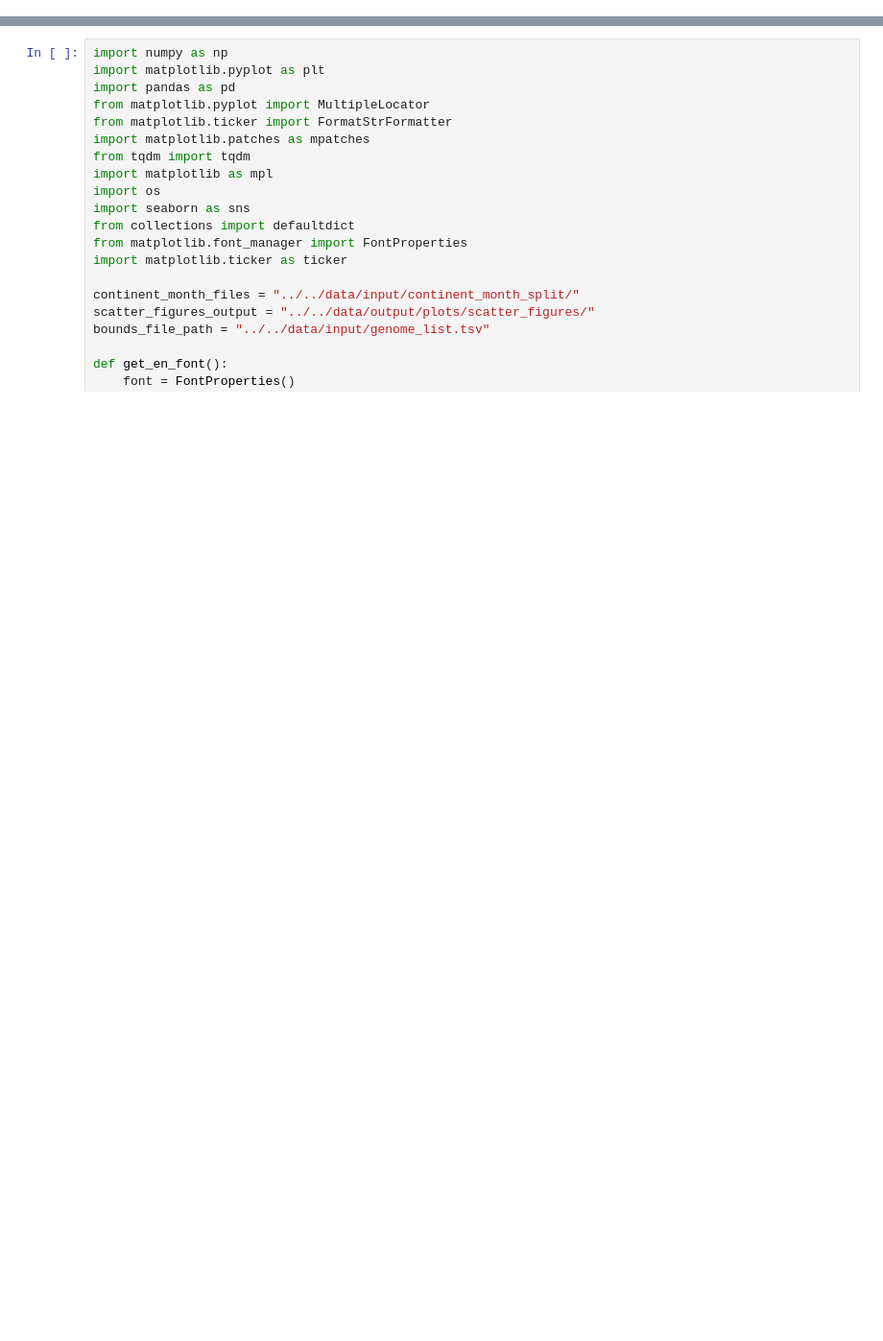
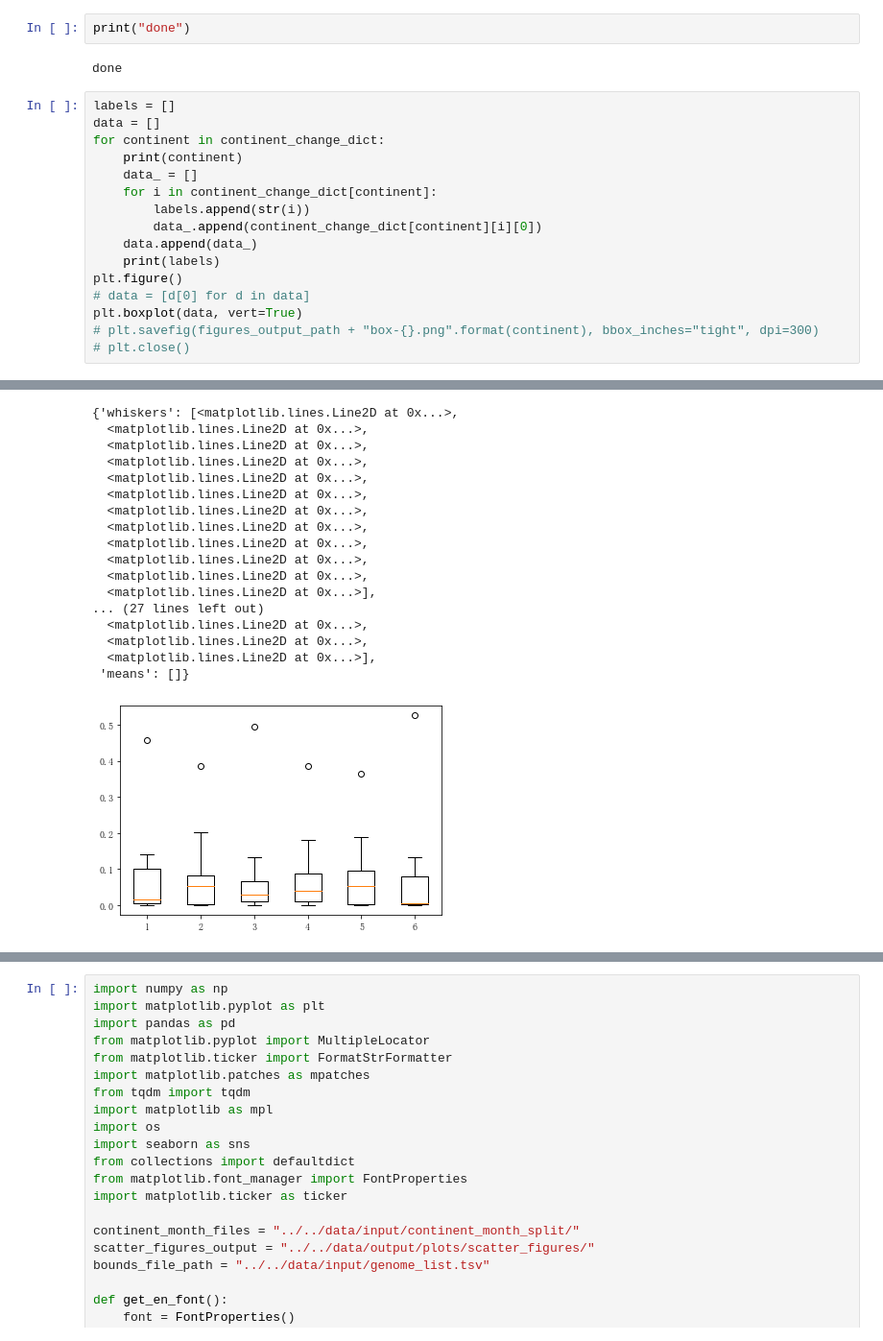
Before and after one commit to galaxyChen/lsh-bishe, a Jupyter notebook: plots/scatter_draw.ipynb, the cells around one changed output, grey strips where cells are left out. Shown at 96% size. Drawn from its saved outputs; the diff is of its cells as text; blank space fills up the shorter version.

```diff
--- a/plots/scatter_draw.ipynb
+++ b/plots/scatter_draw.ipynb
@@ -0,0 +82,21 @@
+# %%
+print("done")
+# %% [output]
+done
+# %%
+labels = []
+data = []
+for continent in continent_change_dict:
+    print(continent)
+    data_ = []
+    for i in continent_change_dict[continent]:
+        labels.append(str(i))
+        data_.append(continent_change_dict[continent][i][0])
+    data.append(data_)
+    print(labels)
+plt.figure()
+# data = [d[0] for d in data]
+plt.boxplot(data, vert=True)
+# plt.savefig(figures_output_path + "box-{}.png".format(continent), bbox_inches="tight", dpi=300)
+# plt.close()
+# %% [output]
@@ -0,0 +115,18 @@
+{'whiskers': [<matplotlib.lines.Line2D at 0x...>,
+  <matplotlib.lines.Line2D at 0x...>,
+  <matplotlib.lines.Line2D at 0x...>,
+  <matplotlib.lines.Line2D at 0x...>,
+  <matplotlib.lines.Line2D at 0x...>,
+  <matplotlib.lines.Line2D at 0x...>,
+  <matplotlib.lines.Line2D at 0x...>,
+  <matplotlib.lines.Line2D at 0x...>,
+  <matplotlib.lines.Line2D at 0x...>,
+  <matplotlib.lines.Line2D at 0x...>,
+  <matplotlib.lines.Line2D at 0x...>,
+  <matplotlib.lines.Line2D at 0x...>],
+... (27 lines left out)
+  <matplotlib.lines.Line2D at 0x...>,
+  <matplotlib.lines.Line2D at 0x...>,
+  <matplotlib.lines.Line2D at 0x...>],
+ 'means': []}
+[figure, added]
```
Also changed, not shown: parts of 21 cells of this notebook, 3 other files.
